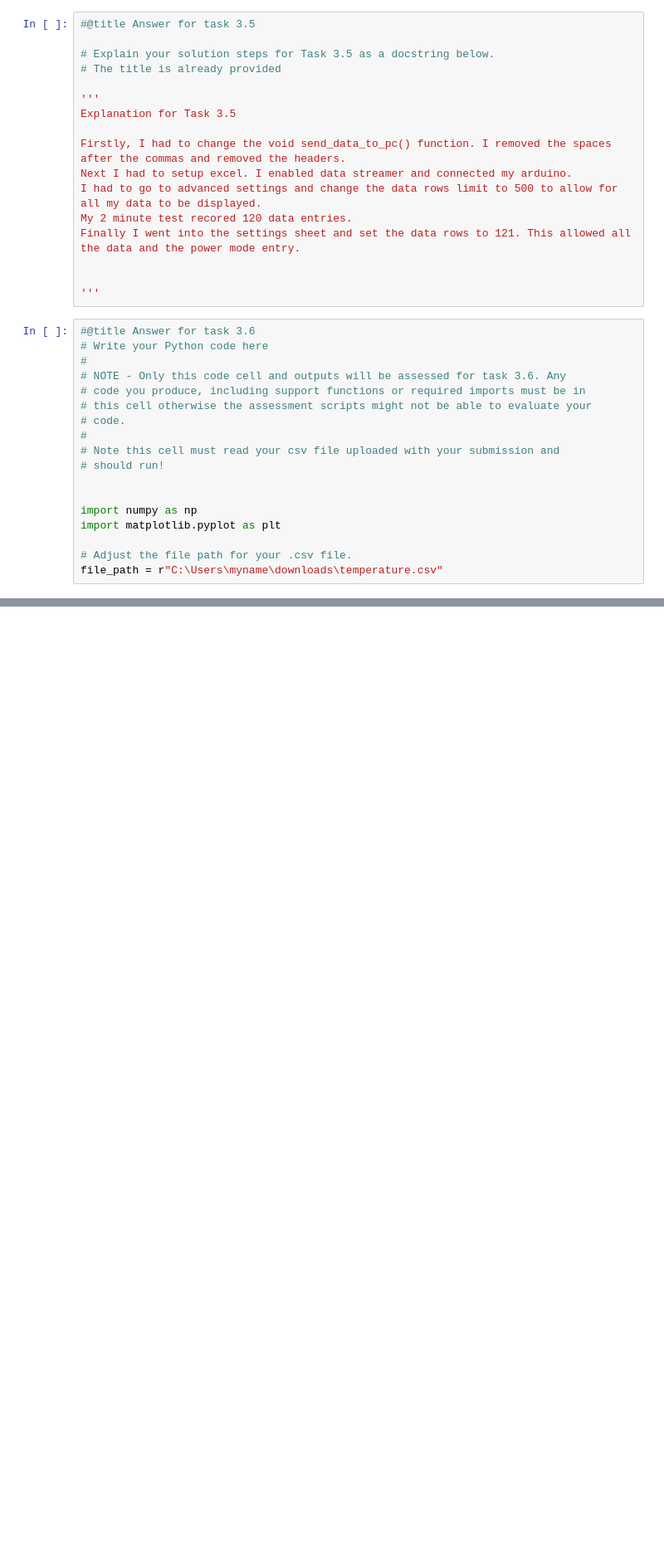
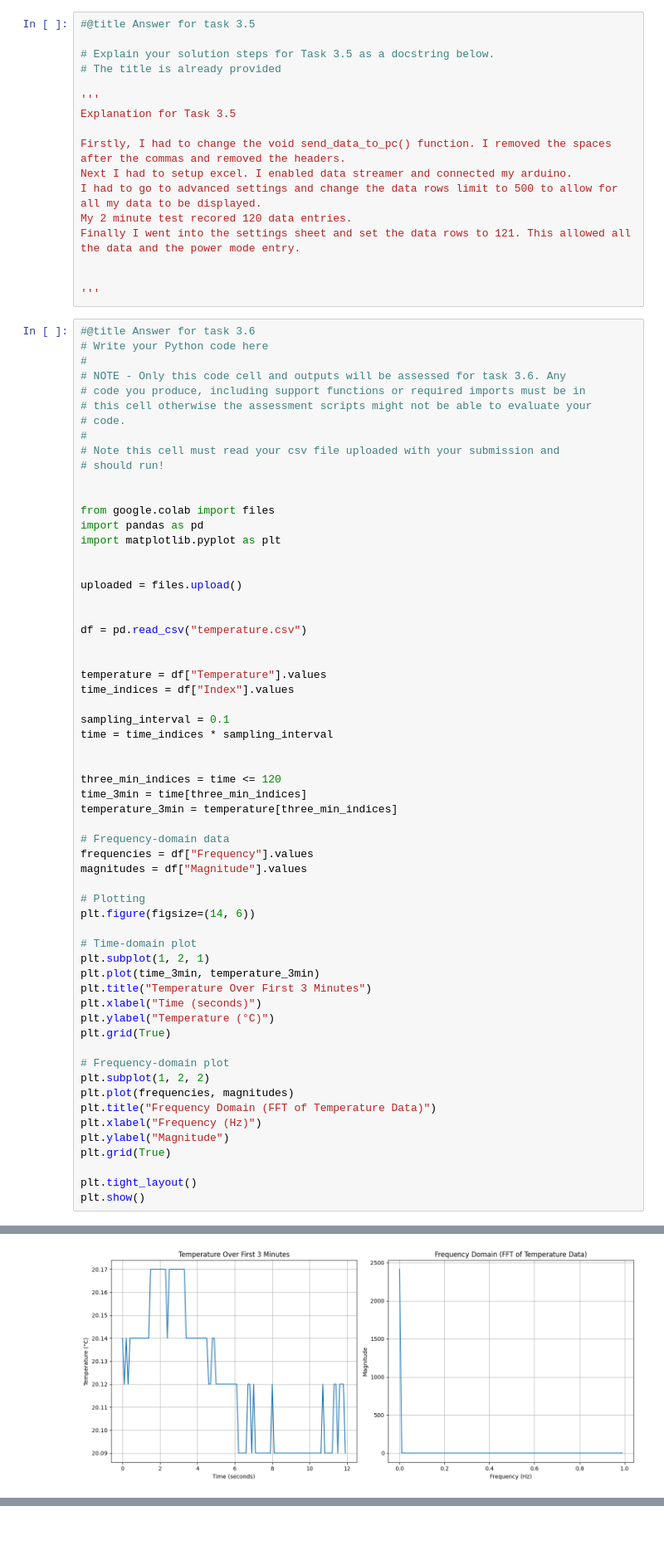
Before and after one commit to s-thomas1/Temperature-Monitoring-System, a Jupyter notebook: 24WSA024_JNB_Arduino_Coursework_Final_2025S2(V1).ipynb, the cells around one changed output, grey strips where cells are left out. Shown: that part at 83% size. Saved outputs shown, nothing was run; the diff lists cells and outputs as text; blank space fills up the shorter version.

Commit message:
3.6 complete with graphs

```diff
--- a/24WSA024_JNB_Arduino_Coursework_Final_2025S2(V1).ipynb
+++ b/24WSA024_JNB_Arduino_Coursework_Final_2025S2(V1).ipynb
@@ -820,8 +820,51 @@ Finally I went into the settings sheet and set the data rows to 121. This allowe
 # should run!
 
 
-import numpy as np
+from google.colab import files
+import pandas as pd
 import matplotlib.pyplot as plt
 
-# Adjust the file path for your .csv file.
-file_path = r"C:\Users\myname\downloads\temperature.csv"
+
+uploaded = files.upload()
+
+
+df = pd.read_csv("temperature.csv")
+
+
+temperature = df["Temperature"].values
+time_indices = df["Index"].values
+
+sampling_interval = 0.1
+time = time_indices * sampling_interval
+
+
+three_min_indices = time <= 120
+time_3min = time[three_min_indices]
+temperature_3min = temperature[three_min_indices]
+
+# Frequency-domain data
+frequencies = df["Frequency"].values
+magnitudes = df["Magnitude"].values
+
+# Plotting
+plt.figure(figsize=(14, 6))
+
+# Time-domain plot
+plt.subplot(1, 2, 1)
+plt.plot(time_3min, temperature_3min)
+plt.title("Temperature Over First 3 Minutes")
+plt.xlabel("Time (seconds)")
+plt.ylabel("Temperature (°C)")
+plt.grid(True)
+
+# Frequency-domain plot
+plt.subplot(1, 2, 2)
+plt.plot(frequencies, magnitudes)
+plt.title("Frequency Domain (FFT of Temperature Data)")
+plt.xlabel("Frequency (Hz)")
+plt.ylabel("Magnitude")
+plt.grid(True)
+
+plt.tight_layout()
+plt.show()
+# %% [output]
@@ -828,3 +873,4 @@ file_path = r"C:\Users\myname\downloads\temperature.csv"
+[figure, added]
 # %% [markdown]
 # **Task 4: Adaptive Sampling Rate Optimization (35 marks)**
 
```
Also changed, not shown: parts of 1 cell of this notebook.
